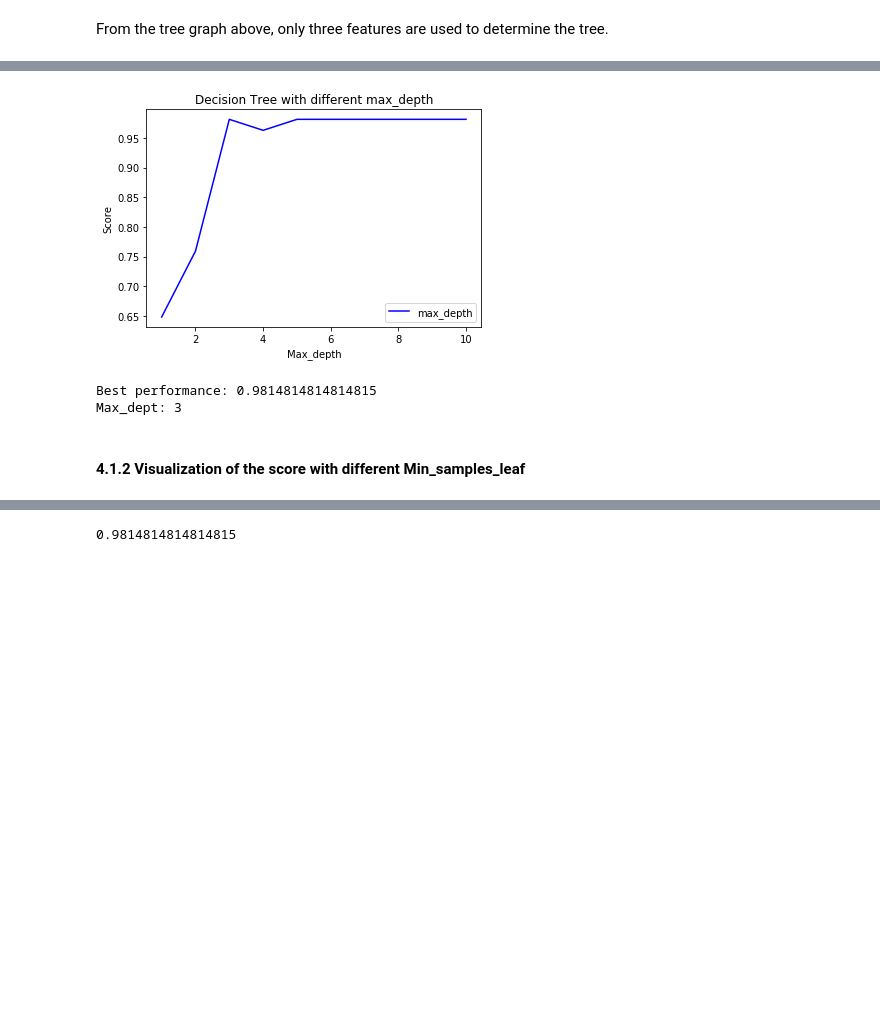
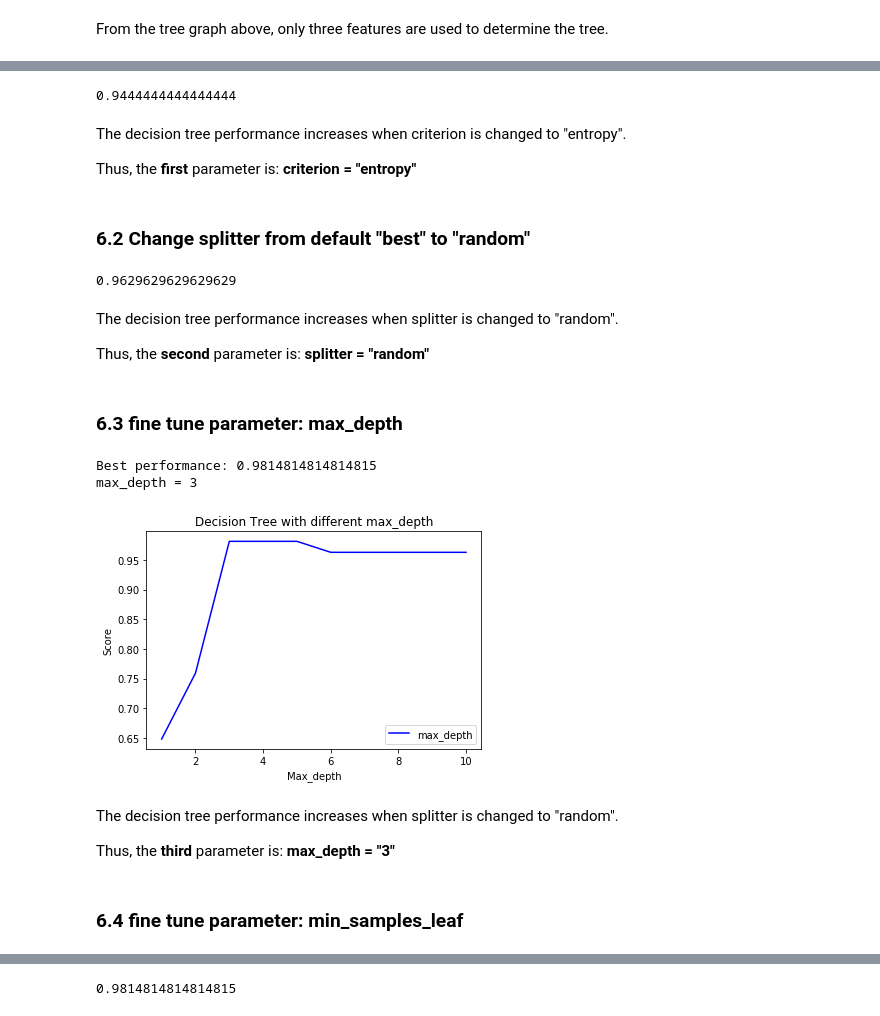
Before and after one commit to xslittlemaggie/Deep-Learning-Machine-Learning-Projects, a Jupyter notebook: Wine_DecisionTree_RandomForest.ipynb, the cells around one changed output, grey strips where cells are left out. Drawn from its saved outputs; the diff is of its cells as text; code cells hidden in the pictures; blank space fills up the shorter version.

```diff
--- a/Wine_DecisionTree_RandomForest.ipynb
+++ b/Wine_DecisionTree_RandomForest.ipynb
@@ -55,6 +59,6 @@ x_train, x_test, y_train, y_test = train_test_split(X, y, test_size = 0.3, rando
 # %%
 # create the model
-clf = DecisionTreeClassifier(criterion = "entropy", random_state = 0)
+clf = DecisionTreeClassifier(random_state = 30)
 clf.fit(x_train, y_train)
 score = clf.score(x_test, y_test)
 score
@@ -118,33 +125,61 @@ sorted_feature_importance
+# %%
+clf = DecisionTreeClassifier(criterion = "entropy", random_state = 30)
+clf.fit(x_train, y_train)
+score = clf.score(x_test, y_test)
+score
+# %% [output]
+0.9444444444444444
+# %% [markdown]
+The decision tree performance increases when criterion is changed to "entropy".
+
+Thus, the **first** parameter is: **criterion = "entropy"**
+# %% [markdown]
+### 6.2 Change splitter from default "best" to "random"
+# %%
+clf = DecisionTreeClassifier(criterion = "entropy",
+                             splitter = "random"
+                             ,random_state = 30)
+clf.fit(x_train, y_train)
+score = clf.score(x_test, y_test)
+score
+# %% [output]
+0.9629629629629629
+# %% [markdown]
+The decision tree performance increases when splitter is changed to "random".
+
+Thus, the **second** parameter is: **splitter = "random"**
+# %% [markdown]
+### 6.3 fine tune parameter: max_depth
 # %%
 scores = []
 for i in range(1, 11):
-  clf = DecisionTreeClassifier(max_depth = i
-                            ,criterion = "entropy"
+  clf = DecisionTreeClassifier(criterion = "entropy"
+                            ,splitter = "random"
                             ,random_state = 30
-                            ,splitter = "random"
-                            ,min_samples_leaf = 3
-                            ,min_samples_split = 3
+                            ,max_depth = i
                               )
   clf.fit(x_train, y_train)
   score = clf.score(x_test, y_test)
   scores.append(score)
 
+print("Best performance: {}".format(max(scores)))
+print("max_depth = {}".format(scores.index(max(scores)) + 1))
 plt.plot(range(1, 11), scores, color = "b", label = "max_depth")
 plt.title("Decision Tree with different max_depth")
 plt.xlabel('Max_depth')
 plt.ylabel('Score')
 plt.legend()
 plt.show()
 # %% [output]
+Best performance: 0.9814814814814815
+max_depth = 3
-[figure, old version]
+[figure, new version]
-# %%
-print("Best performance: {}".format(max(scores)))
-print("Max_dept: {}".format(scores.index(max(scores)) + 1))
-# %% [output]
-Best performance: 0.9814814814814815
-Max_dept: 3
-# %% [markdown]
-#### 4.1.2 Visualization of the score with different Min_samples_leaf
+# %% [markdown]
+The decision tree performance increases when splitter is changed to "random".
+
+Thus, the **third** parameter is: **max_depth = "3"**
+# %% [markdown]
+### 6.4 fine tune parameter: min_samples_leaf
 # %%
 scores = []
 for i in range(1, 11):
```
Also changed, not shown: parts of 42 cells of this notebook.
